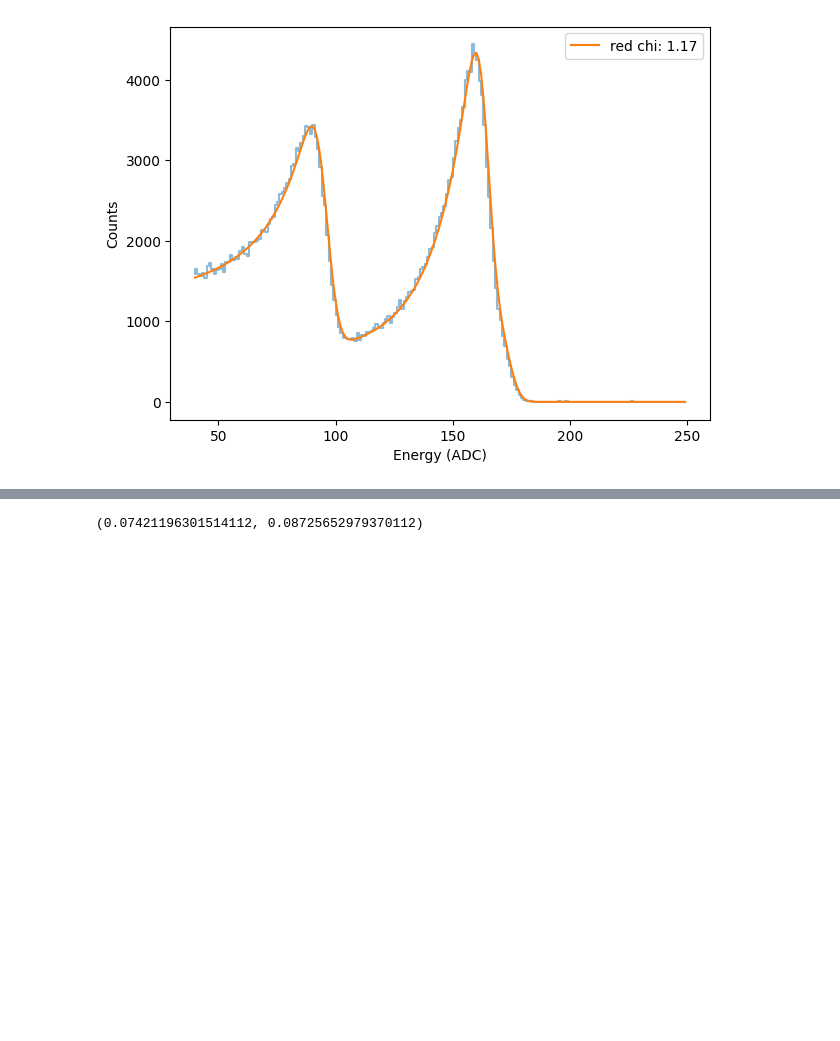
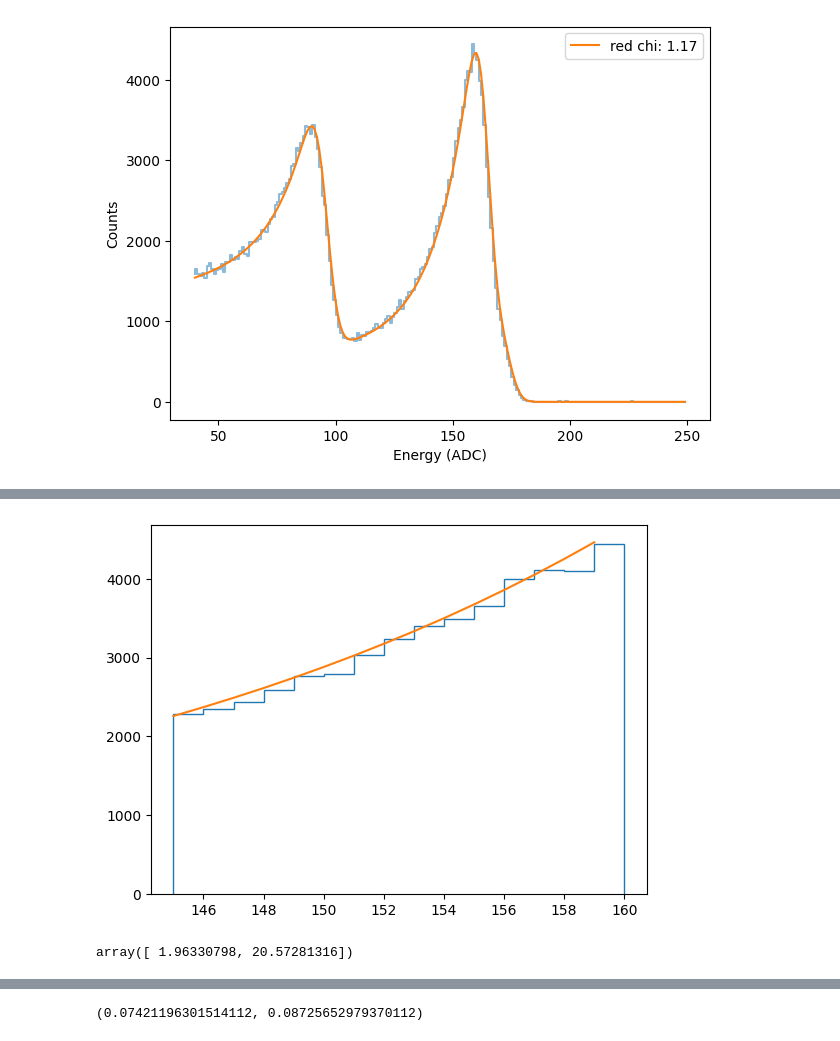
Before and after one commit to arlee-shelby/NabCalibration, a Jupyter notebook: FullAnalysisCleanWorkingVersion.ipynb, the cells around one changed output, grey strips where cells are left out. Drawn from its saved outputs; the diff is of its cells as text; code cells hidden in the pictures; blank space fills up the shorter version.

```diff
--- a/FullAnalysisCleanWorkingVersion.ipynb
+++ b/FullAnalysisCleanWorkingVersion.ipynb
@@ -205,0 +242,11 @@ r = modf.get_mod_expo_fit_long(8708,UDETenergy[8708],bin_edges,'61',40,250,2,pea
+# %%
+plt.stairs(UDETenergy[8708]['61'][145:160],bin_edges[145:161])
+plt.plot(bin_edges[145:160],expo_decay(bin_edges[145:160],*popt))
+
+plt.show()
+# %% [output]
+[figure, added]
+# %%
+popt
+# %% [output]
+array([ 1.96330798, 20.57281316])
```
Also changed, not shown: parts of 8 cells of this notebook, 1 other file.
